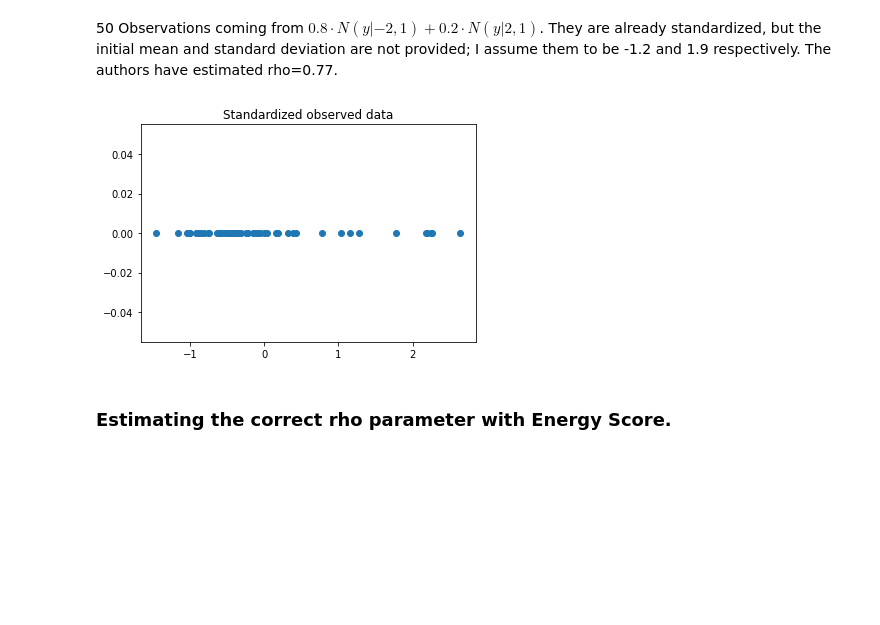
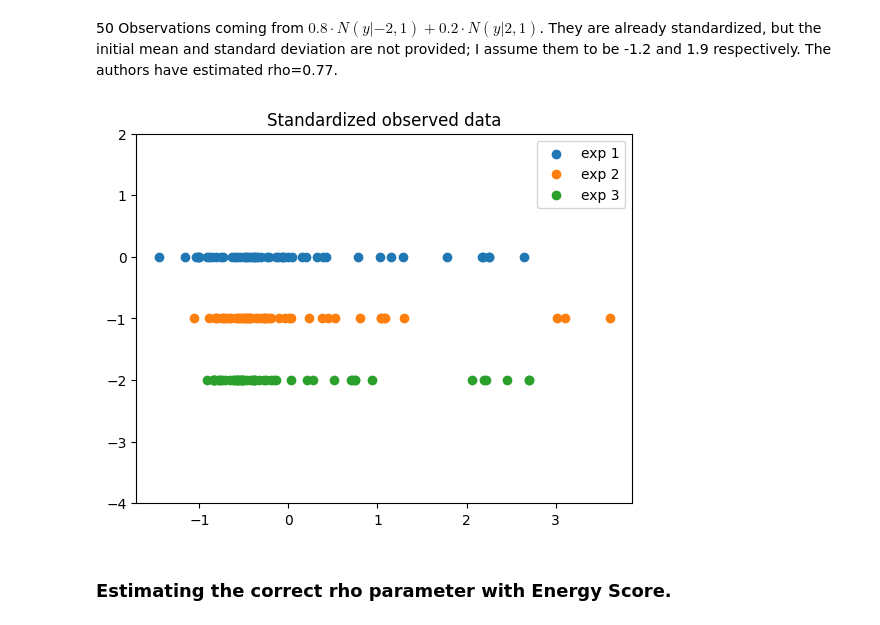
Before and after one commit to Huk-David/RSS-Discussion-paper-Martingale-Posterior-Distributions, a Jupyter notebook: Prequential Copulas - Code/Discussion paper - Notebook.ipynb, the cells around one changed output. Drawn from its saved outputs; the diff is of its cells as text; code cells hidden in the pictures; blank space fills up the shorter version.

```diff
--- a/Prequential Copulas - Code/Discussion paper - Notebook.ipynb
+++ b/Prequential Copulas - Code/Discussion paper - Notebook.ipynb
@@ -527,15 +527,32 @@ plt.show
 # %%
 # Observed data
 observed_data_exp_1 = []
 with open('gmm_n50.csv', 'r') as file:
     csvreader = csv.reader(file)
     for row in csvreader:
         observed_data_exp_1.append(float(row[0]))
-plt.scatter(observed_data_exp_1,np.repeat(0,50))
+plt.scatter(observed_data_exp_1,np.repeat(0,50),label='exp 1')
 plt.title('Standardized observed data')
+
+observed_data_exp_2 = []
+with open('gnm_n50_exp2.csv', 'r') as file:
+    csvreader = csv.reader(file)
+    for row in csvreader:
+        observed_data_exp_2.append(float(row[0]))
+plt.scatter(observed_data_exp_2,np.repeat(-1,50),label='exp 2')
+
+
+observed_data_exp_3 = []
+with open('gnm_n50_exp3.csv', 'r') as file:
+    csvreader = csv.reader(file)
+    for row in csvreader:
+        observed_data_exp_3.append(float(row[0]))
+plt.scatter(observed_data_exp_3,np.repeat(-2,50),label='exp 3')
+plt.ylim(-4,2)
+plt.legend()
 plt.show()
 # These are already standardised. Initial mean and std are not provided, so I use mean = -1.2 and std=1.9 to unscale later on.
 # %% [output]
-[figure, old version]
+[figure, new version]
 # %% [markdown]
 ### Estimating the correct rho parameter with Energy Score.
```
Also changed, not shown: parts of 7 cells of this notebook, 2 other files.
